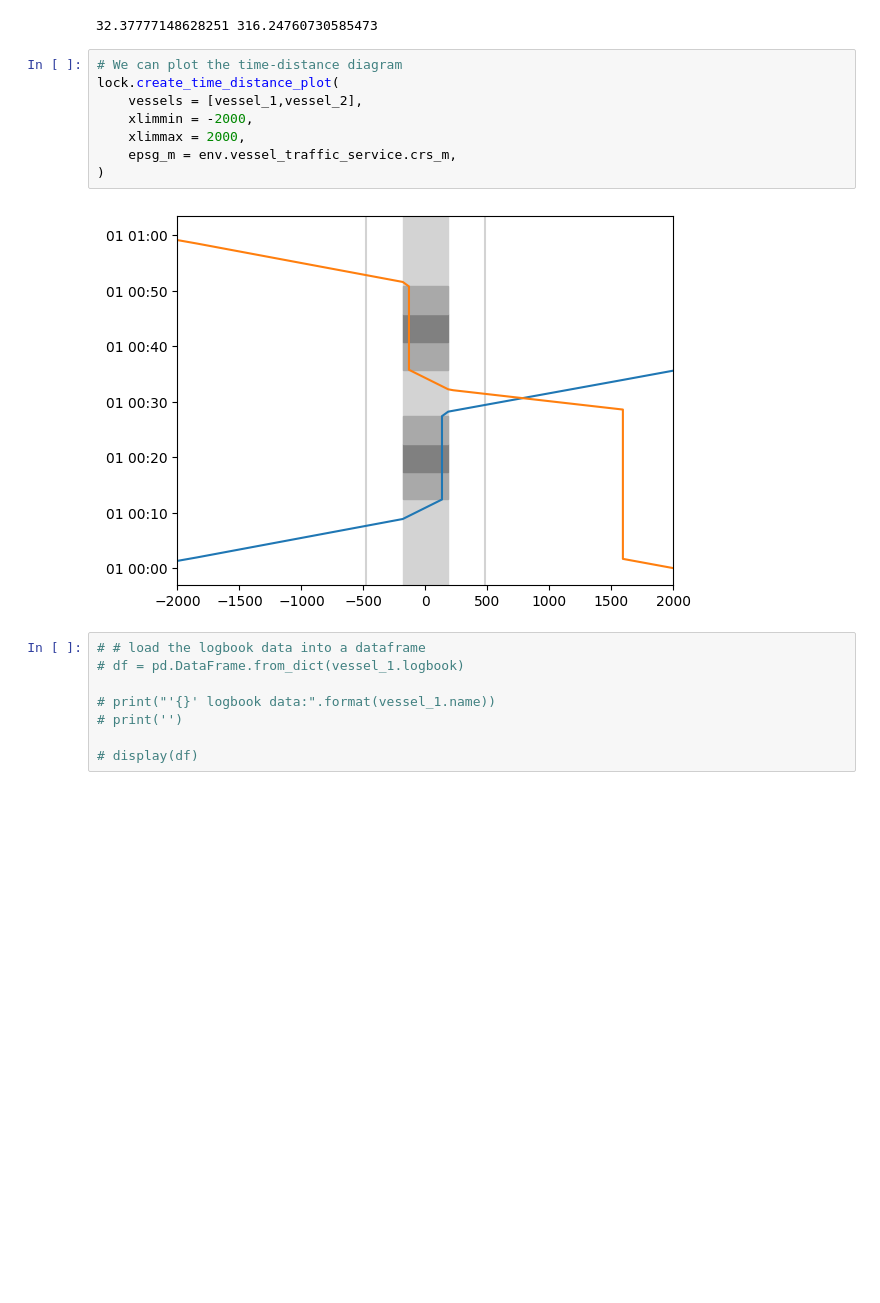
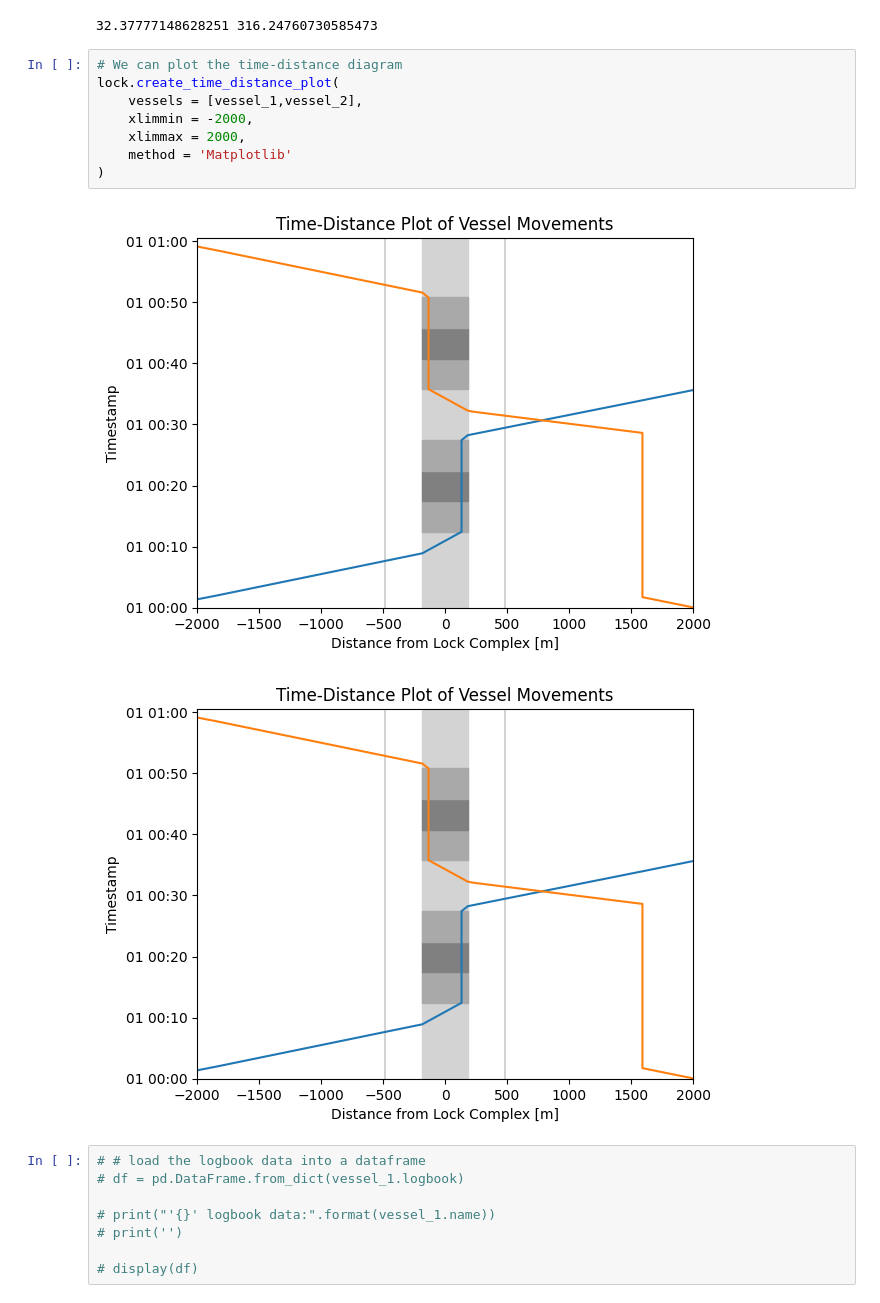
Before and after one commit to TUDelft-CITG/OpenTNSim, a Jupyter notebook: notebooks/0203 - Lock real-world example.ipynb, the cells around one changed output. Saved outputs shown, nothing was run; the diff lists cells and outputs as text; blank space fills up the shorter version.

```diff
--- a/notebooks/0203 - Lock real-world example.ipynb
+++ b/notebooks/0203 - Lock real-world example.ipynb
@@ -686,13 +686,14 @@ env.run()
 # %%
 # We can plot the time-distance diagram
 lock.create_time_distance_plot(
     vessels = [vessel_1,vessel_2],
     xlimmin = -2000,
     xlimmax = 2000,
-    epsg_m = env.vessel_traffic_service.crs_m,
+    method = 'Matplotlib'
 )
 # %% [output]
-[figure, old version]
+[figure, new version]
+[figure, added]
 # %%
 # # load the logbook data into a dataframe
 # df = pd.DataFrame.from_dict(vessel_1.logbook)
```
Also changed, not shown: parts of 4 cells of this notebook, 3 other files.
